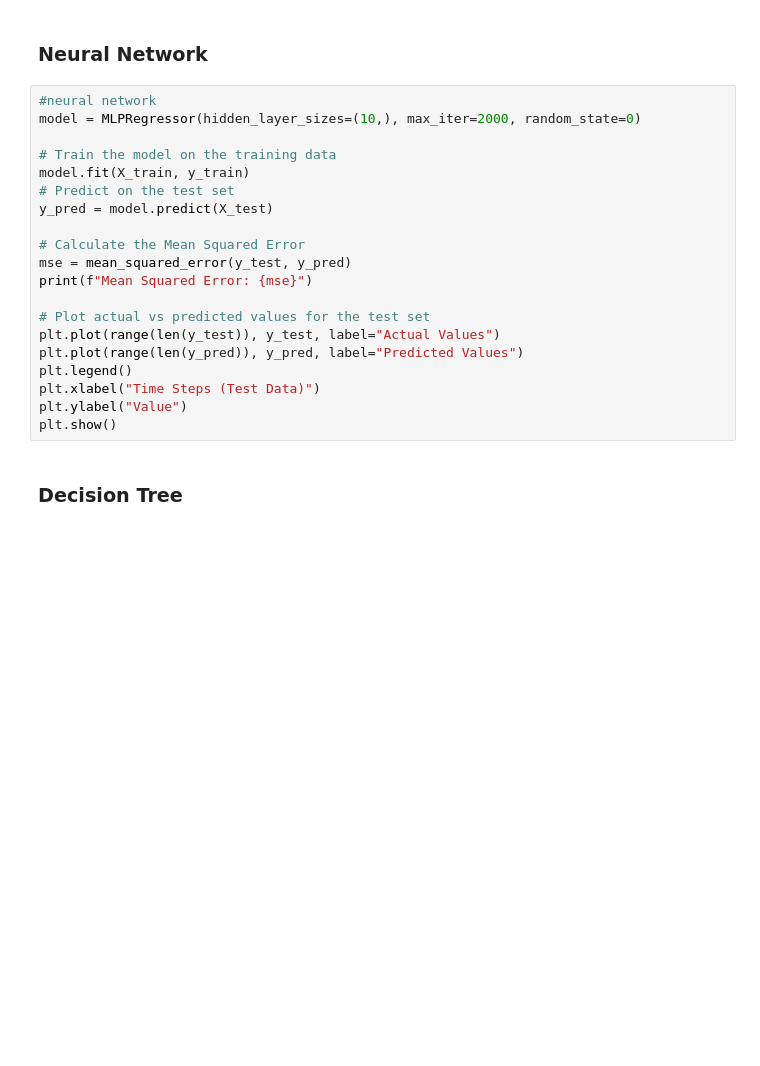
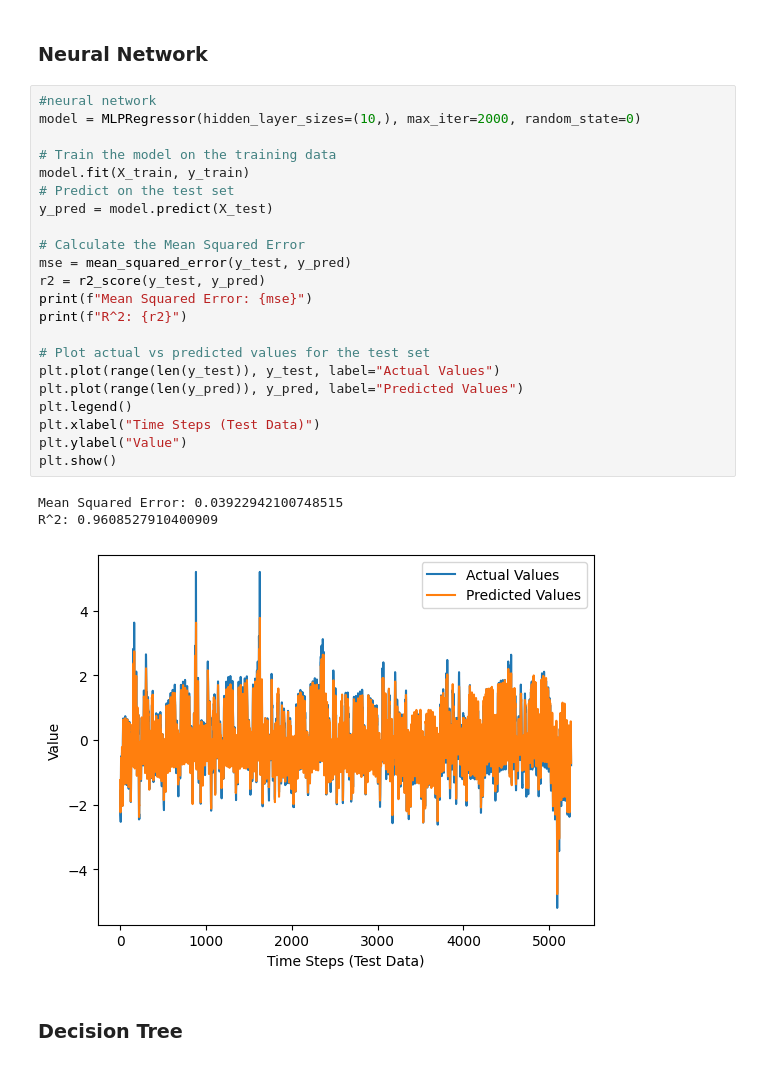
Before and after one commit to Emily-lm/IT3212, a Jupyter notebook: algorithms.ipynb, the cells around one changed output. Drawn from its saved outputs; the diff is of its cells as text; blank space fills up the shorter version.

```diff
--- a/algorithms.ipynb
+++ b/algorithms.ipynb
@@ -84,23 +120,29 @@ plt.show()
 # %%
 #neural network
 model = MLPRegressor(hidden_layer_sizes=(10,), max_iter=2000, random_state=0)
 
 # Train the model on the training data
 model.fit(X_train, y_train)
 # Predict on the test set
 y_pred = model.predict(X_test)
 
 # Calculate the Mean Squared Error
 mse = mean_squared_error(y_test, y_pred)
+r2 = r2_score(y_test, y_pred)
 print(f"Mean Squared Error: {mse}")
+print(f"R^2: {r2}")
 
 # Plot actual vs predicted values for the test set
 plt.plot(range(len(y_test)), y_test, label="Actual Values")
 plt.plot(range(len(y_pred)), y_pred, label="Predicted Values")
 plt.legend()
 plt.xlabel("Time Steps (Test Data)")
 plt.ylabel("Value")
 plt.show()
+# %% [output]
+Mean Squared Error: 0.03922942100748515
+R^2: 0.9608527910400909
+[figure, added]
 # %% [markdown]
 ### Decision Tree
 # %%
```
Also changed, not shown: parts of 10 cells of this notebook.
